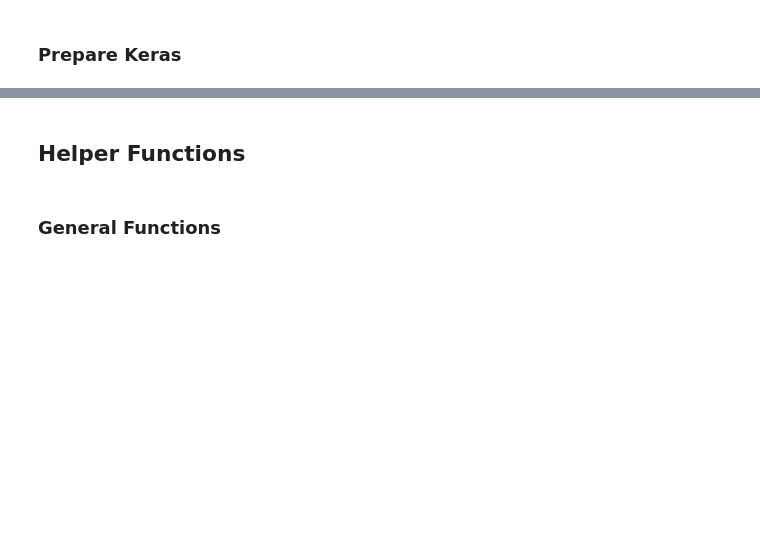
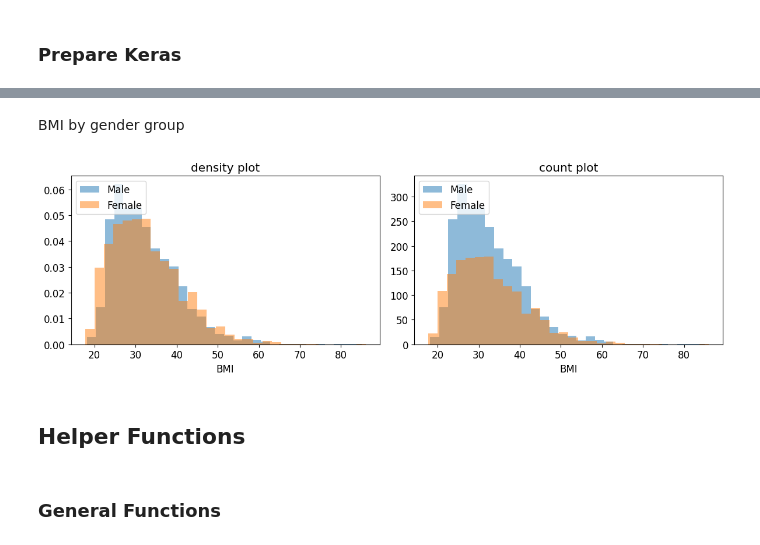
Before and after one commit to hjiangAnthony/dl_image_bmi, a Jupyter notebook: ml_final_1_02_tuning_v7_uniPredict_cropped.ipynb, the cells around one changed output, grey strips where cells are left out. Saved outputs shown, nothing was run; the diff lists cells and outputs as text; code cells hidden in the pictures; blank space fills up the shorter version.

```diff
--- a/ml_final_1_02_tuning_v7_uniPredict_cropped.ipynb
+++ b/ml_final_1_02_tuning_v7_uniPredict_cropped.ipynb
@@ -111,3 +167,23 @@ Keras version: 2.12.0
+# %% [markdown]
+BMI by gender group
+# %%
+fig, ax = plt.subplots(1,2,sharex=True)
+fig.set_size_inches(12,4)
+options = {'density plot': True, 'count plot': False}
+
+for i, (title, normed) in enumerate(options.items()):
+
+    for sex in ['Male','Female']:
+        ax[i].hist(bmi.loc[(bmi.gender == sex) & (~bmi.bmi.isnull()),'bmi'].values, label = sex, alpha = 0.5,
+                 bins = 30, density = normed)
+        ax[i].set_title(title)
+        ax[i].set_xlabel('BMI')
+        ax[i].legend(loc = 'upper left')
+
+plt.tight_layout()
+plt.show()
+# %% [output]
+[figure, added]
 # %% [markdown]
 ## Helper Functions
 # %% [markdown]
```
Also changed, not shown: parts of 14 cells of this notebook.
